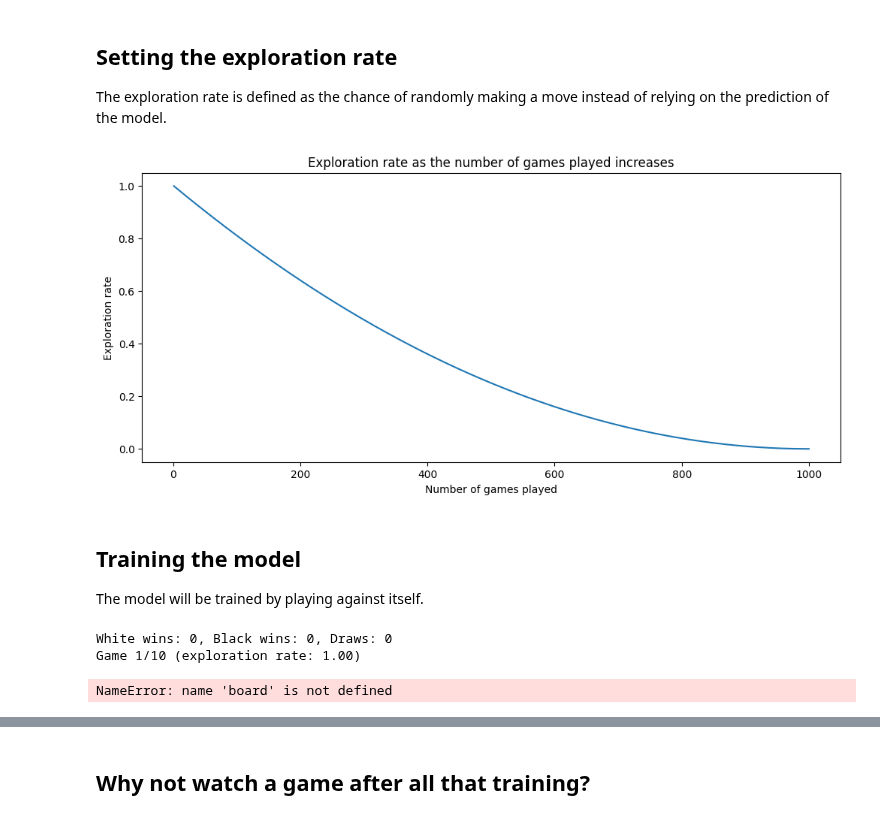
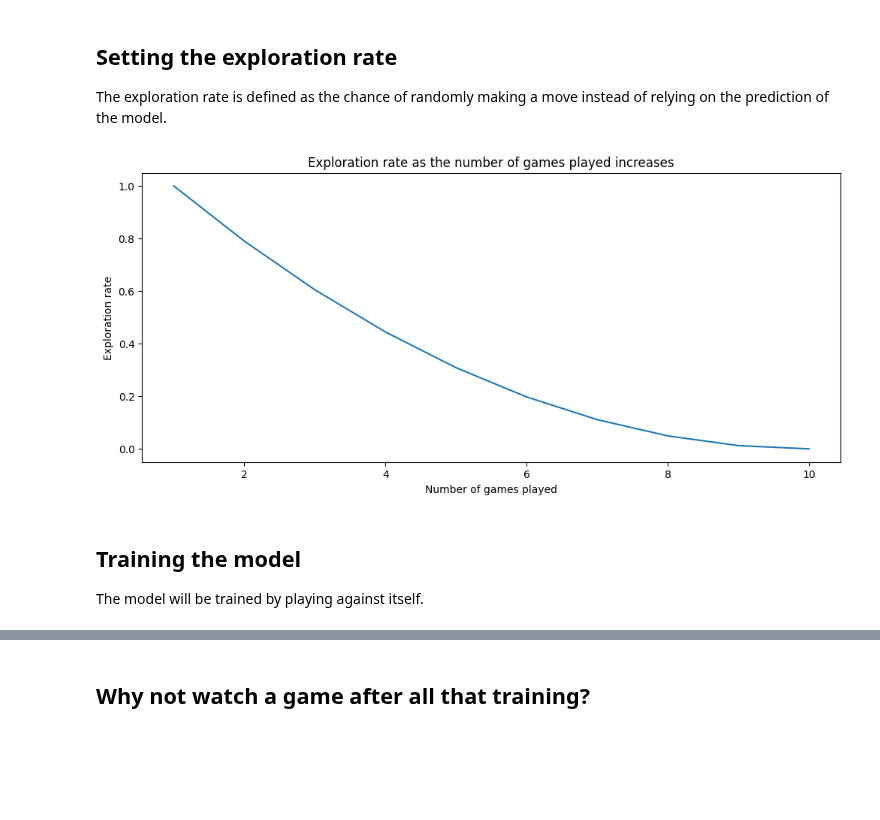
Before and after one commit to owenjaques/chessbot, a Jupyter notebook: src/reinforcement_learning.ipynb, the cells around one changed output, grey strips where cells are left out. Drawn from its saved outputs; the diff is of its cells as text; code cells hidden in the pictures; blank space fills up the shorter version.

```diff
--- a/src/reinforcement_learning.ipynb
+++ b/src/reinforcement_learning.ipynb
@@ -52,20 +62,20 @@ The exploration rate is defined as the chance of randomly making a move instead
 # %%
 import matplotlib.pyplot as plt
 import numpy as np
 
-num_games = 1000
+num_games = 10
 exploration_rates = np.linspace(1, 0, num_games)**2
 
 fig, ax = plt.subplots(figsize=(12, 5))
 
 ax.set_xlabel('Number of games played')
 ax.set_ylabel('Exploration rate')
 ax.plot(np.linspace(1, num_games, num_games), exploration_rates)
 ax.set_title('Exploration rate as the number of games played increases')
 
 plt.show()
 # %% [output]
-[figure, old version]
+[figure, new version]
 # %% [markdown]
 ## Training the model
 The model will be trained by playing against itself.
@@ -160,10 +170,6 @@ for i in range(num_games):
 	if (i + 1) % 100 == 0:
 		model.save(f'{weights_directory}{i + 1}_games_model')
 		np.savez(f'{weights_directory}{i + 1}_games_data.npz', X=X_all, y=y_all)
-# %% [output]
-White wins: 0, Black wins: 0, Draws: 0
-Game 1/10 (exploration rate: 1.00)
-NameError: name 'board' is not defined
 # %%
 print(f'White wins: {white_wins}, Black wins: {black_wins}, Draws: {draws}')
 # %% [output]
```
Also changed, not shown: parts of 5 cells of this notebook.
